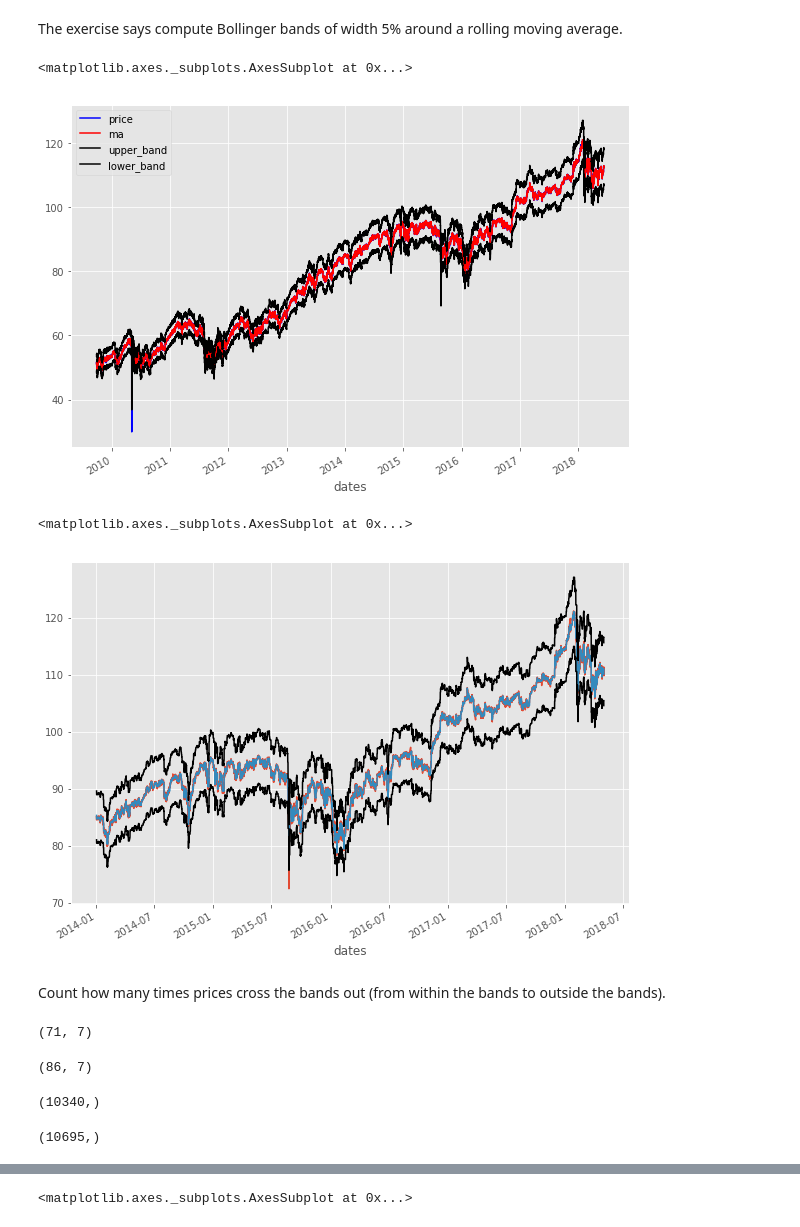
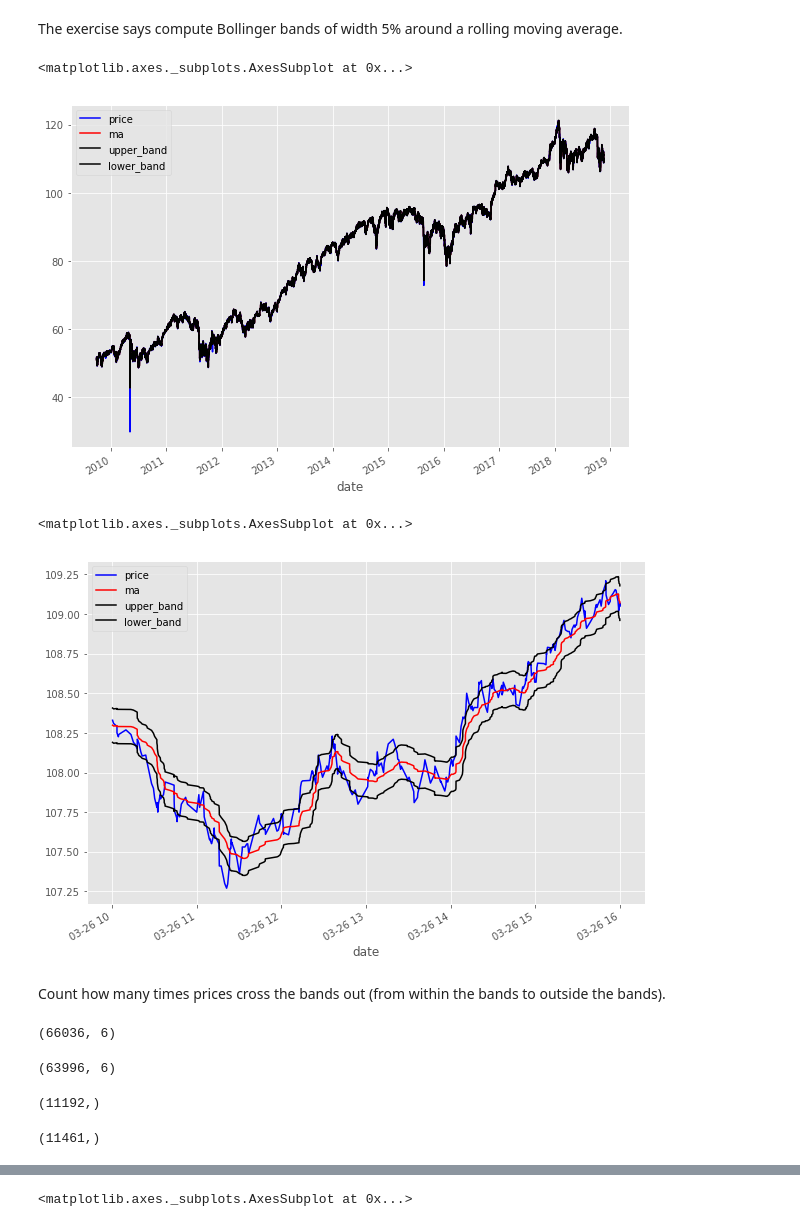
Before and after one commit to fernandodelacalle/adv-financial-ml-marcos-exercises, a Jupyter notebook: notebooks/ch2.ipynb, the cells around one changed output, grey strips where cells are left out. Saved outputs shown, nothing was run; the diff lists cells and outputs as text; code cells hidden in the pictures.

```diff
--- a/notebooks/ch2.ipynb
+++ b/notebooks/ch2.ipynb
@@ -20,5 +15,2 @@ Current dir: /Users/fernando/Google Drive/Documentos/WORK/financial/adv_financia
-# %%
-plt.style.use('ggplot')
-plt.rcParams['figure.figsize'] = 10,7
 # %% [markdown]
 ### Load Data
@@ -25,3 +18,4 @@ plt.rcParams['figure.figsize'] = 10,7
 # %%
-clean_data_path = 'data/processed/clean_IVE_tickbidask.parq'
+clean_data_path = '../data/processed/clean_IVE_tickbidask.parq'
+#clean_data_path = '../data/processed/clean_WDC_tickbidask.parq'
 df = pd.read_parquet(clean_data_path)
@@ -354,29 +340,26 @@ fig, ax = plt.subplots(1)
 bb_dataframe.plot(ax=ax, color=['b','r', 'k', 'k'])
 # %% [output]
 <matplotlib.axes._subplots.AxesSubplot at 0x...>
-[figure, old version]
+[figure, new version]
 # %%
-s_date='2014-01'
-e_date='2018-04'
+s_date='2018-03-26 10'
+e_date='2018-03-26 16'
 
 fig, ax = plt.subplots(1)
-df.loc[s_date:e_date].price.plot(ax=ax)
-ma.loc[s_date:e_date].plot(ax=ax)
-upper_band.loc[s_date:e_date].plot(ax=ax, color='k')
-lower_band.loc[s_date:e_date].plot(ax=ax, color='k')
+bb_dataframe.loc[s_date:e_date].plot(ax=ax, color=['b','r', 'k', 'k'])
 # %% [output]
 <matplotlib.axes._subplots.AxesSubplot at 0x...>
-[figure, old version]
+[figure, new version]
 # %% [markdown]
 Count how many times prices cross the bands out (from within the bands to outside the bands).
 # %%
 dollar_df[dollar_df.price > upper_band].shape
 # %% [output]
-(71, 7)
+(66036, 6)
 # %%
 dollar_df[dollar_df.price < lower_band].shape
 # %% [output]
-(86, 7)
+(63996, 6)
 # %%
 def get_up_cross(df):
     crit1 = df.price.shift(1) < df.upper_band.shift(1)
@@ -393,11 +376,11 @@ bb_up = get_up_cross(bb_dataframe)
 # %%
 bb_down.shape
 # %% [output]
-(10340,)
+(11192,)
 # %%
 bb_up.shape
 # %% [output]
-(10695,)
+(11461,)
 # %%
 fig, ax = plt.subplots(1)
 bb_dataframe.plot(ax=ax, color=['b','r', 'k', 'k'])
```
Also changed, not shown: parts of 26 cells of this notebook, 4 other files.
